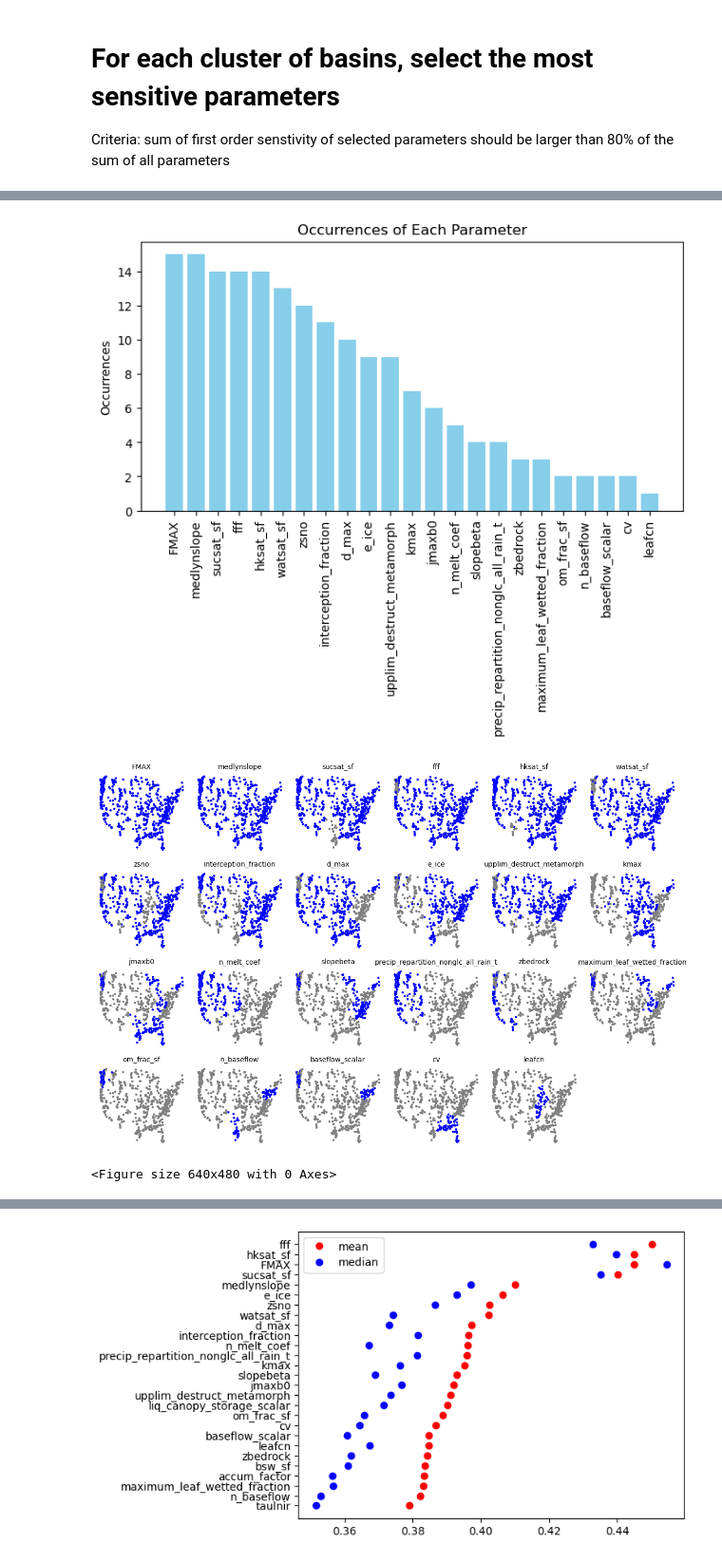
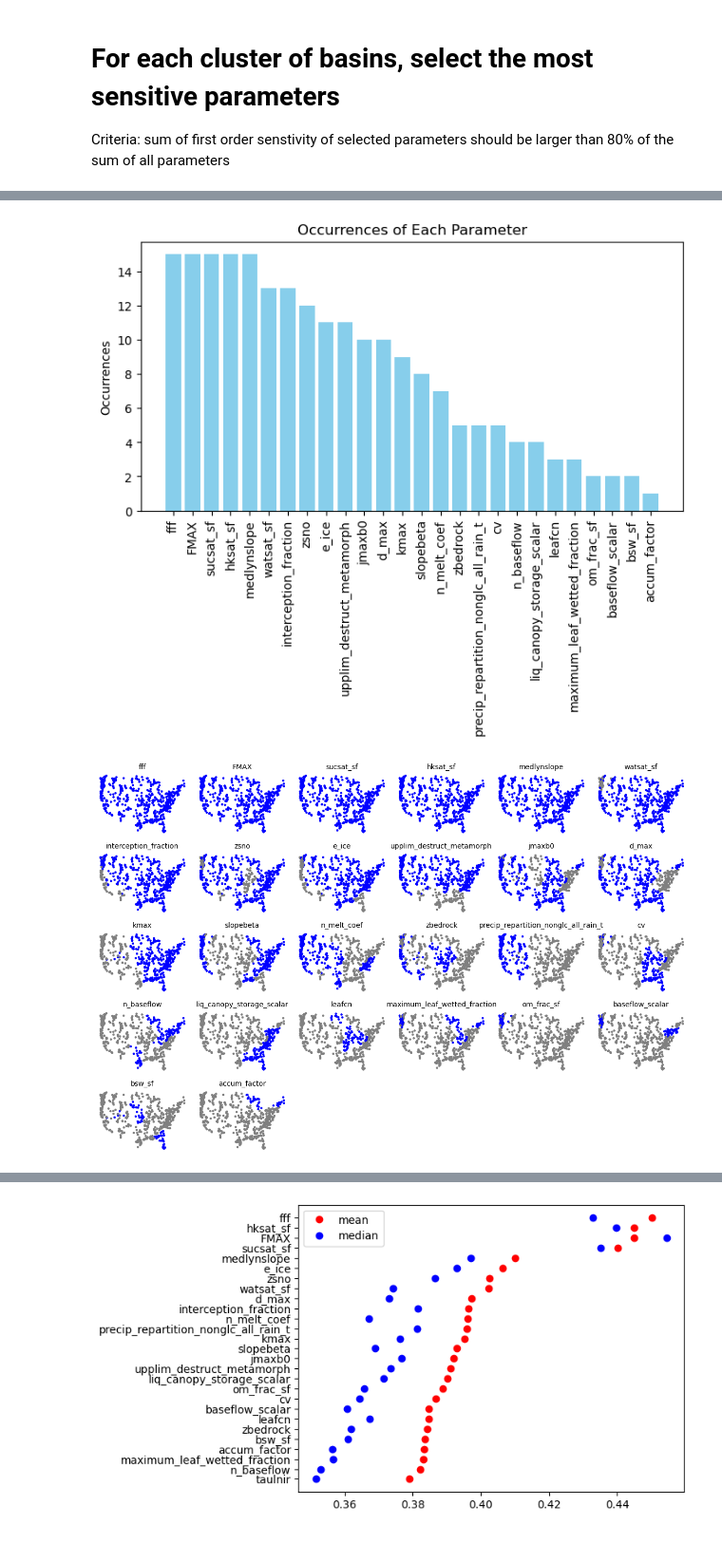
Before and after one commit to NCAR/CTSM_calibration, a Jupyter notebook: src/SA/SA_results_cluster.ipynb, the cells around one changed output, grey strips where cells are left out. Shown at 95% size. Saved outputs shown, nothing was run; the diff lists cells and outputs as text; code cells hidden in the pictures.

```diff
--- a/src/SA/SA_results_cluster.ipynb
+++ b/src/SA/SA_results_cluster.ipynb
@@ -119,3 +146,27 @@ plt.savefig('basin_clusters.png', dpi=600, bbox_inches='tight', pad_inches=0)
 # %% [markdown]
 # For each cluster of basins, select the most sensitive parameters
 Criteria: sum of first order senstivity of selected parameters should be larger than 80% of the sum of all parameters
+# %%
+# number of parameters decided by average sensitivity
+sensamount = 0.85
+
+sens_indx_use = sens_indx_first.copy()
+sens_indx_use[sens_indx_use<0]=np.nan
+sens_indx_use_m = np.nanmedian(sens_indx_use, axis=1)
+indsort = np.argsort(-sens_indx_use_m)
+
+sens_indx_use_m_sort = sens_indx_use_m[indsort]
+
+# Calculate the total sensitivity
+total_sensitivity = np.sum(sens_indx_use_m_sort)
+
+# Calculate the cumulative sum of sensitivities
+cumulative_sensitivity = np.cumsum(sens_indx_use_m_sort)
+
+# Calculate the threshold for 80% of total sensitivity
+threshold_sensitivity = sensamount * total_sensitivity
+
+# Find the number of parameters required to reach or exceed the 80% threshold
+num_parameters = np.argmax(cumulative_sensitivity >= threshold_sensitivity) + 1  # Adding 1 as arrays are 0-indexed
+
+print(num_parameters)
@@ -122,5 +175,7 @@ Criteria: sum of first order senstivity of selected parameters should be larger
 # %%
 # sort the sensitivity from the highest to the lowest for each cluster
+
+sensamount = 0.85
 
 sens_indx_use = sens_indx_first.copy()
 # sens_indx_use = sens_indx_total.copy()
@@ -156,7 +211,7 @@ for i in range(15):
     cumulative_sensitivity = np.cumsum(sens_indx_use_cm_sort)
 
     # Calculate the threshold for 80% of total sensitivity
-    threshold_sensitivity = 0.8 * total_sensitivity
+    threshold_sensitivity = sensamount * total_sensitivity
 
     # Find the number of parameters required to reach or exceed the 80% threshold
     num_parameters = np.argmax(cumulative_sensitivity >= threshold_sensitivity) + 1  # Adding 1 as arrays are 0-indexed
@@ -220,35 +275,34 @@ plt.bar(paramnames_calib,occurrence_calib, color='skyblue')
 plt.ylabel('Occurrences')
 plt.title('Occurrences of Each Parameter')
 plt.xticks(rotation=90)
-plt.show()
-# plt.savefig('parameter_occurrence_allbasins.png', dpi=600, bbox_inches='tight', pad_inches=0)
+# plt.show()
+plt.savefig('parameter_occurrence_allbasins.png', dpi=600, bbox_inches='tight', pad_inches=0)
 # %% [output]
-[figure, old version]
+[figure, new version]
 # %%
 fig = plt.figure(figsize=[12, 8])
 
 for j in range(len(paramnames_calib)):
     # p = 'n_melt_coef'
     p = paramnames_calib[j]
     indp = np.where(paramnames==p)[0][0]
 
 
     usep = np.zeros(len(df_cluster))
     for i in range(len(use_params)):
         if indp in use_params[i]:
             indi = df_cluster['clusters'].values==i
             usep[indi] = 1
 
-    fig.add_subplot(4, 6, j+1)
+    fig.add_subplot(5, 6, j+1)
     cmap = ListedColormap(['grey', 'blue'])
     plt.scatter(lon, lat, s=5, c=usep, vmin=0, vmax=1, cmap=cmap)
     plt.title(p, fontsize=10)
     plt.axis('off')
     # plt.colorbar()
 
 plt.tight_layout()
-plt.show()
+# plt.show()
 plt.savefig('parameter_occurrence_eachcluster.png', dpi=600, bbox_inches='tight', pad_inches=0)
 # %% [output]
-[figure, old version]
+[figure, new version]
-<Figure size 640x480 with 0 Axes>
```
Also changed, not shown: parts of 7 cells of this notebook, 35 other files.
